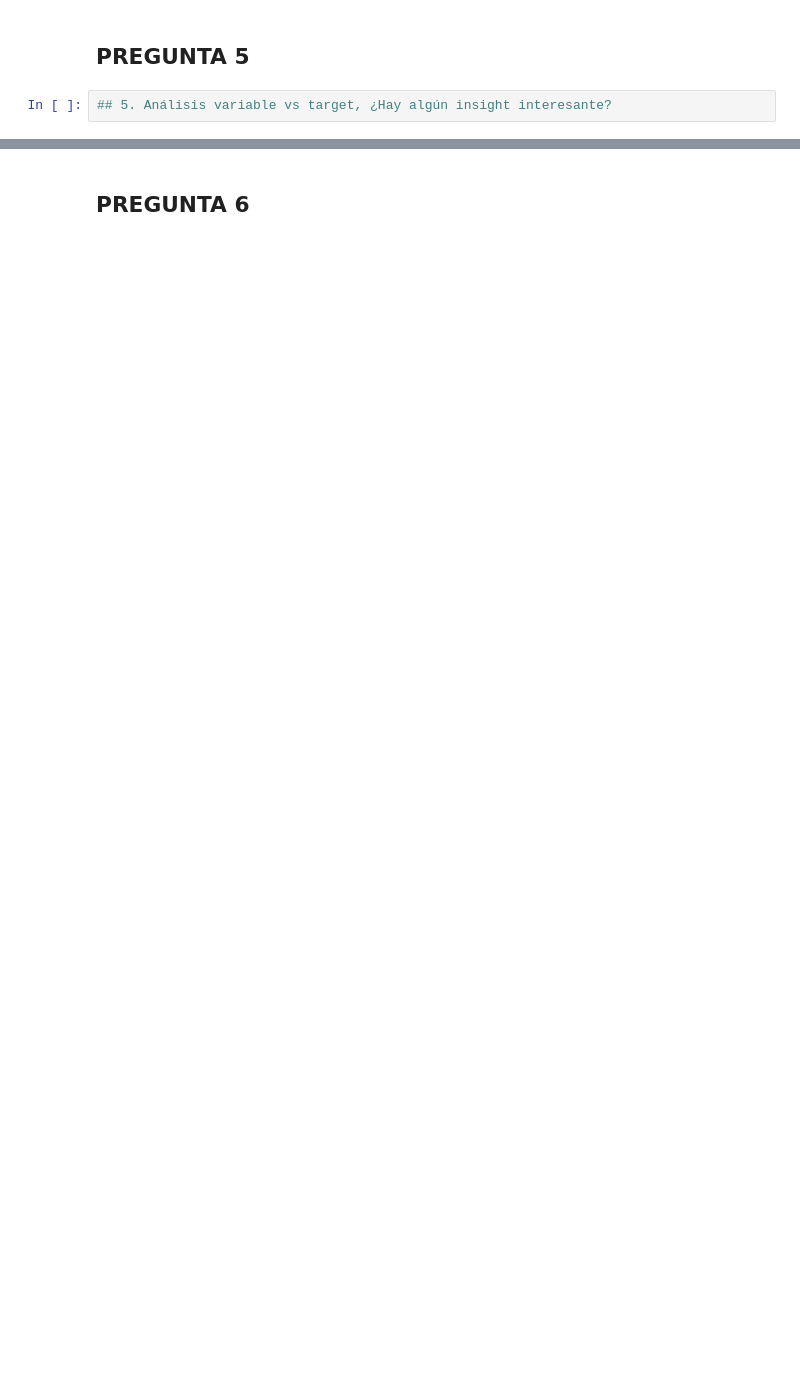
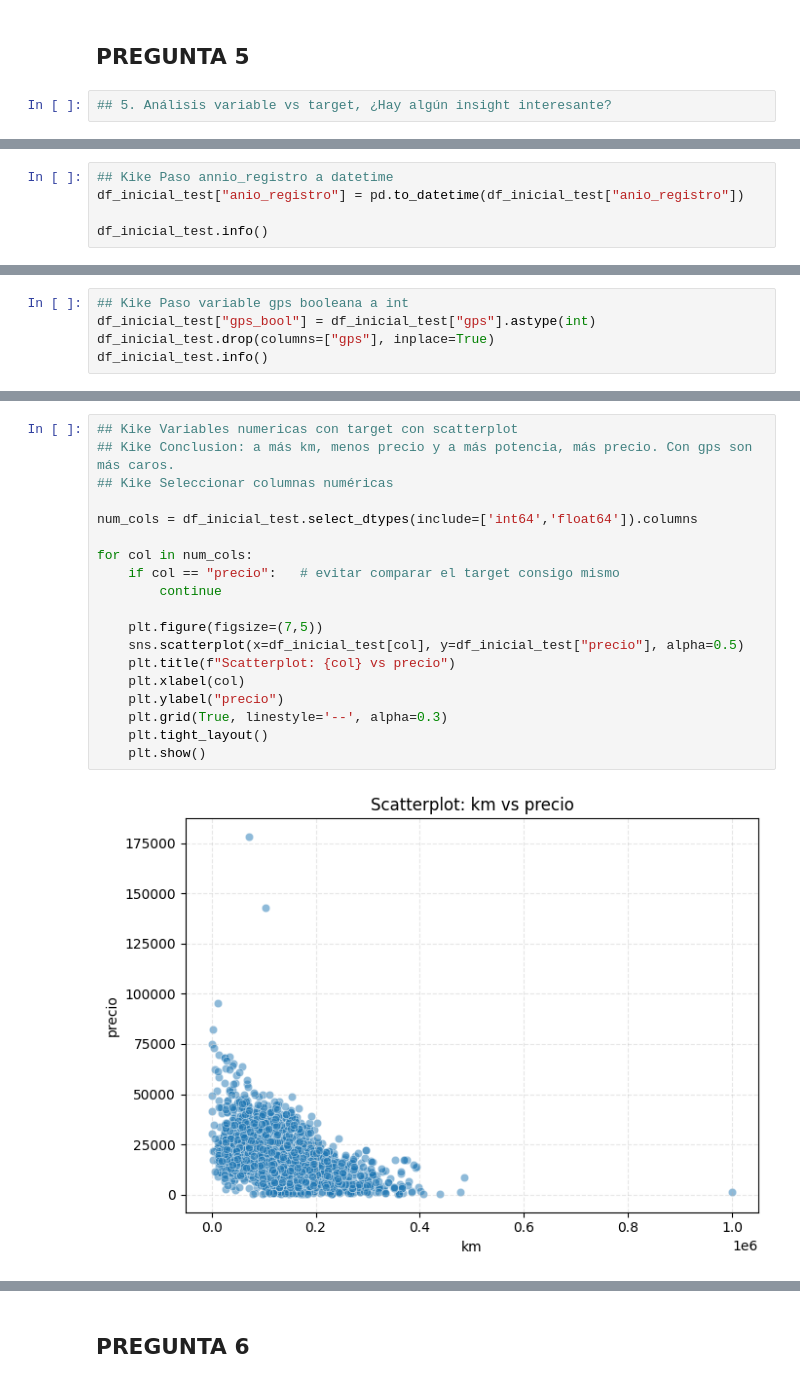
Before and after one commit to Enrique737/TFM_06, a Jupyter notebook: Entregable_T1_Data_Engineering/bmw.ipynb, the cells around one changed output, grey strips where cells are left out. Drawn from its saved outputs; the diff is of its cells as text; blank space fills up the shorter version.

```diff
--- a/Entregable_T1_Data_Engineering/bmw.ipynb
+++ b/Entregable_T1_Data_Engineering/bmw.ipynb
@@ -469,0 +493,5 @@ corr.style.background_gradient(cmap='coolwarm')
+# %%
+## Kike Paso annio_registro a datetime
+df_inicial_test["anio_registro"] = pd.to_datetime(df_inicial_test["anio_registro"])
+
+df_inicial_test.info()
@@ -469,0 +558,5 @@ corr.style.background_gradient(cmap='coolwarm')
+# %%
+## Kike Paso variable gps booleana a int
+df_inicial_test["gps_bool"] = df_inicial_test["gps"].astype(int)
+df_inicial_test.drop(columns=["gps"], inplace=True)
+df_inicial_test.info()
@@ -469,0 +581,21 @@ corr.style.background_gradient(cmap='coolwarm')
+# %%
+## Kike Variables numericas con target con scatterplot
+## Kike Conclusion: a más km, menos precio y a más potencia, más precio. Con gps son más caros.
+## Kike Seleccionar columnas numéricas
+
+num_cols = df_inicial_test.select_dtypes(include=['int64','float64']).columns
+
+for col in num_cols:
+    if col == "precio":   # evitar comparar el target consigo mismo
+        continue
+
+    plt.figure(figsize=(7,5))
+    sns.scatterplot(x=df_inicial_test[col], y=df_inicial_test["precio"], alpha=0.5)
+    plt.title(f"Scatterplot: {col} vs precio")
+    plt.xlabel(col)
+    plt.ylabel("precio")
+    plt.grid(True, linestyle='--', alpha=0.3)
+    plt.tight_layout()
+    plt.show()
+# %% [output]
+[figure, added]
```
Also changed, not shown: parts of 24 cells of this notebook.
